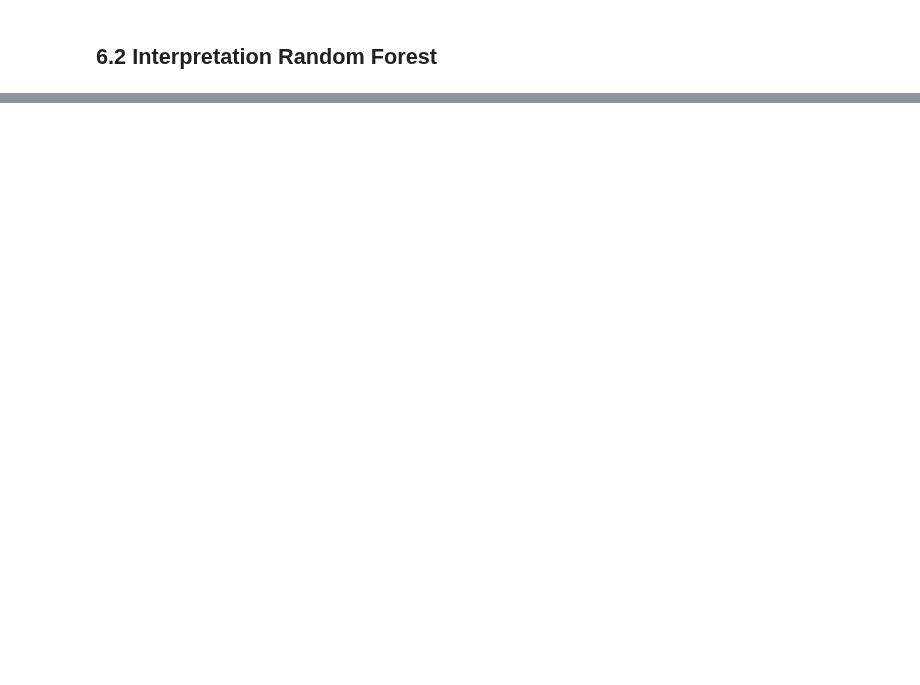
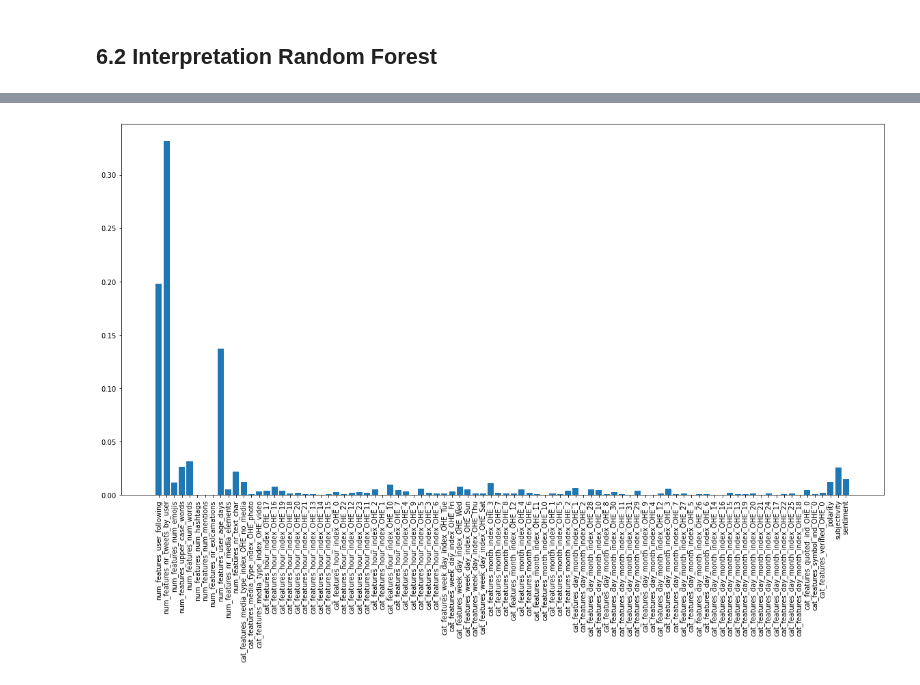
Before and after one commit to atyvaert/big-data, a Jupyter notebook: src/Models/Engagement rate versie 2.ipynb, the cells around one changed output, grey strips where cells are left out. Cells and saved outputs as stored; diff of their text form; code cells hidden in the pictures; blank space fills up the shorter version.

```diff
--- a/src/Models/Engagement rate versie 2.ipynb
+++ b/src/Models/Engagement rate versie 2.ipynb
@@ -832,0 +755,8 @@ RF_pipeline = Pipeline().setStages([IDX, num_VA,SI_media, SI_hour, SI_week_day,
+# %%
+# define random forest model
+RF = RandomForestClassifier(featuresCol = "featuresrf", labelCol = "label", weightCol= "weight",
+                           maxDepth = 15, maxBins = 32, numTrees = 20)
+
+# define logistic regression model withour weights
+RF_without = RandomForestClassifier(featuresCol = "featuresrf", labelCol = "label",
+                                   maxDepth = 5, maxBins = 32, numTrees = 20)
@@ -833,3 +973,12 @@ RF_pipeline = Pipeline().setStages([IDX, num_VA,SI_media, SI_hour, SI_week_day,
+# %%
+# define pipeline model and fit on training data
+RF_pipeline = Pipeline().setStages([IDX, num_VA,SI_media, SI_hour, SI_week_day, SI_month,
+                                    SI_day_month, cat_VA_RF, indexer, VA_all_RF, RF])\
+                        .fit(train)
+
+RF_pipeline_w = Pipeline().setStages([IDX, num_VA,SI_media, SI_hour, SI_week_day, SI_month,
+                                    SI_day_month, cat_VA_RF, indexer, VA_all_RF, RF_without])\
+                        .fit(train)
 # %%
 # get predictions on test set
 rf_preds = RF_pipeline.transform(test)
@@ -1065,0 +1158,4 @@ list(zip(cat.getInputCols(), tree.featureImportances))
+# %%
+# transform training set
+train_final = RF_pipeline_w.transform(train).select(["label", "features"])
+train_final.show(5)
@@ -1065,0 +1173,13 @@ list(zip(cat.getInputCols(), tree.featureImportances))
+# %%
+# let's get a better overview by including the feature names:
+# import required packages
+import pandas as pd
+import numpy as np
+
+# get coefficients and intercept
+feature_importance = RF_pipeline_w.stages[-1].featureImportances.toArray()
+
+# get feature names and sort in correct order
+names = [x["name"] for x in sorted(train_final.schema["features"].metadata["ml_attr"]["attrs"]["numeric"]+
+                                   train_final.schema["features"].metadata["ml_attr"]["attrs"]["binary"],
+                                   key = lambda x: x["idx"])]
@@ -1065,0 +1214,8 @@ list(zip(cat.getInputCols(), tree.featureImportances))
+# %%
+# plot
+plt.figure(figsize=(20, 10))
+plt.bar(x=range(len(feature_importance)), height=feature_importance)
+plt.xticks(range(len(feature_importance)), np.array(names), rotation=90)
+plt.show()
+# %% [output]
+[figure, added]
```
Also changed, not shown: parts of 174 cells of this notebook.
